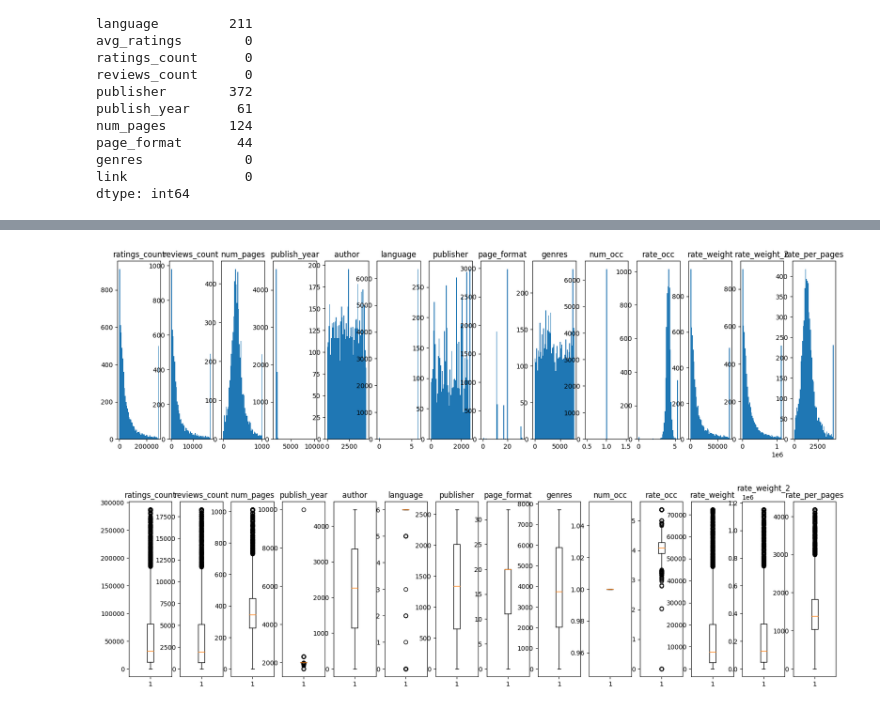
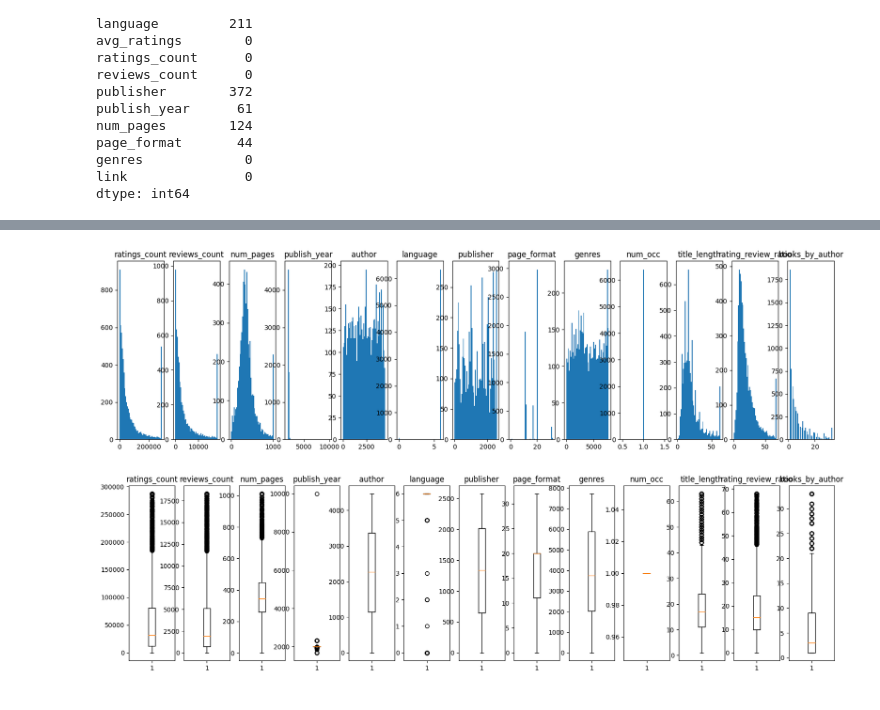
Before and after one commit to legitb0y/KHDL_CK_DCD, a Jupyter notebook: featureEngineering copy.ipynb, the cells around one changed output, grey strips where cells are left out. Drawn from its saved outputs; the diff is of its cells as text; code cells hidden in the pictures.

```diff
--- a/featureEngineering copy.ipynb
+++ b/featureEngineering copy.ipynb
@@ -124,6 +105,6 @@ plotBox(df, ['ratings_count', 'reviews_count', 'num_pages', 'publish_year', 'aut
 # %%
-skewedDists = ['ratings_count', 'reviews_count', 'num_pages', 'language', 'num_occ', 'rate_occ', 'rate_weight', 'rate_weight_2', 'rate_per_pages']
-isUpper_bridge = [True, True, True, True, True, True, True, True, True]
+skewedDists = ['ratings_count', 'reviews_count', 'num_pages', 'language', 'num_occ', 'title_length', 'rating_review_ratio', 'books_by_author']
+isUpper_bridge = [True, True, True, True, True, True, True, True]
 skewedDists = {col: isUpper_bridge for col, isUpper_bridge in zip(skewedDists, isUpper_bridge)}
 gaussionDists = ['publish_year']
 isUpper_boundary = [False]
@@ -492,9 +473,3 @@ df.head()
 | 2 | Pride and Prejudice | 1788 | 6 | 4.28 | 3948185 | 100606 | 1474 | 2000.0 | ... |
 | 3 | To Kill a Mockingbird | 1517 | 6 | 4.27 | 5696477 | 110338 | 990 | 2006.0 | ... |
 | 4 | The Book Thief | 2822 | 6 | 4.39 | 2367106 | 136148 | 72 | 2006.0 | ... |
-# %%
-df['rate_occ'] = df['avg_ratings'] * df['num_occ']
-df['rate_weight'] = df['avg_ratings'] * df['reviews_count']
-df['rate_weight_2'] = df['avg_ratings'] * df['ratings_count']
-df['rate_per_pages'] = df['avg_ratings'] * df['num_pages']
-df.head()
@@ -507,0 +476,8 @@ df.head()
+# %%
+df.loc[df['reviews_count'] == 0, 'reviews_count'] = 1
+# %%
+df['title_length'] = df['title'].apply(lambda x: len(x))
+df['rating_review_ratio'] = df['ratings_count'] / df['reviews_count']
+df['books_by_author'] = df.groupby('author')['author'].transform('count')
+
+df.head()
@@ -558,9 +540,9 @@ result
 # %%
-plotDistribution(X_train, ['ratings_count', 'reviews_count', 'num_pages', 'publish_year', 'author', 'language', 'publisher', 'page_format', 'genres', 'num_occ', 'rate_occ', 'rate_weight', 'rate_weight_2', 'rate_per_pages'])
-plotBox(X_train, ['ratings_count', 'reviews_count', 'num_pages', 'publish_year', 'author', 'language', 'publisher', 'page_format', 'genres', 'num_occ', 'rate_occ', 'rate_weight', 'rate_weight_2', 'rate_per_pages'])
+plotDistribution(X_train, ['ratings_count', 'reviews_count', 'num_pages', 'publish_year', 'author', 'language', 'publisher', 'page_format', 'genres', 'num_occ', 'title_length', 'rating_review_ratio', 'books_by_author'])
+plotBox(X_train, ['ratings_count', 'reviews_count', 'num_pages', 'publish_year', 'author', 'language', 'publisher', 'page_format', 'genres', 'num_occ', 'title_length', 'rating_review_ratio', 'books_by_author'])
 # %% [output]
-[figure, old version]
+[figure, new version]
-[figure, old version]
+[figure, new version]
 # %%
 X_train, X_val, X_test = scaleData(X_train, X_val, X_test, powerTransformer)
 result = trainModel(X_train, y_train, X_val, y_val)
```
Also changed, not shown: parts of 15 cells of this notebook.
